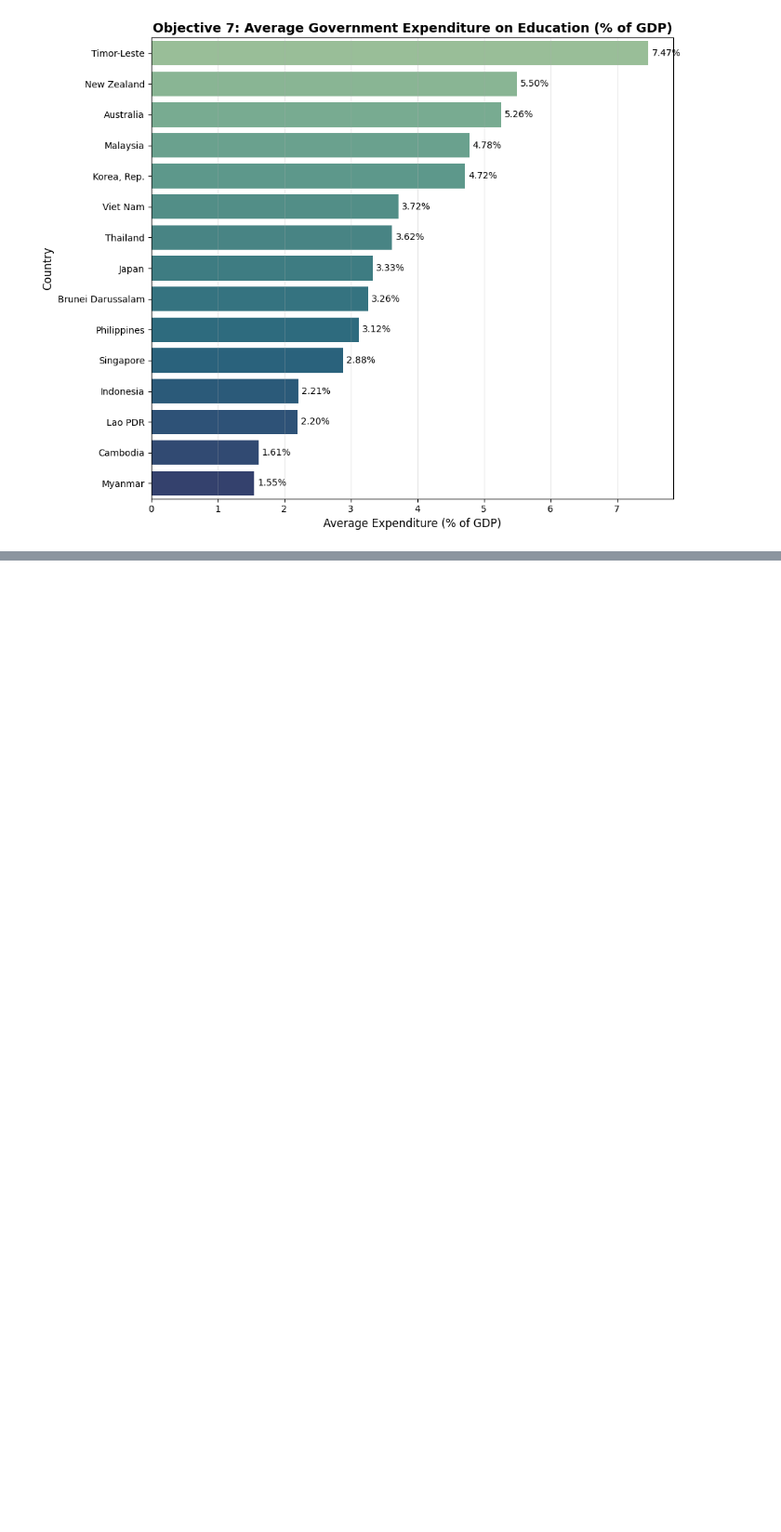
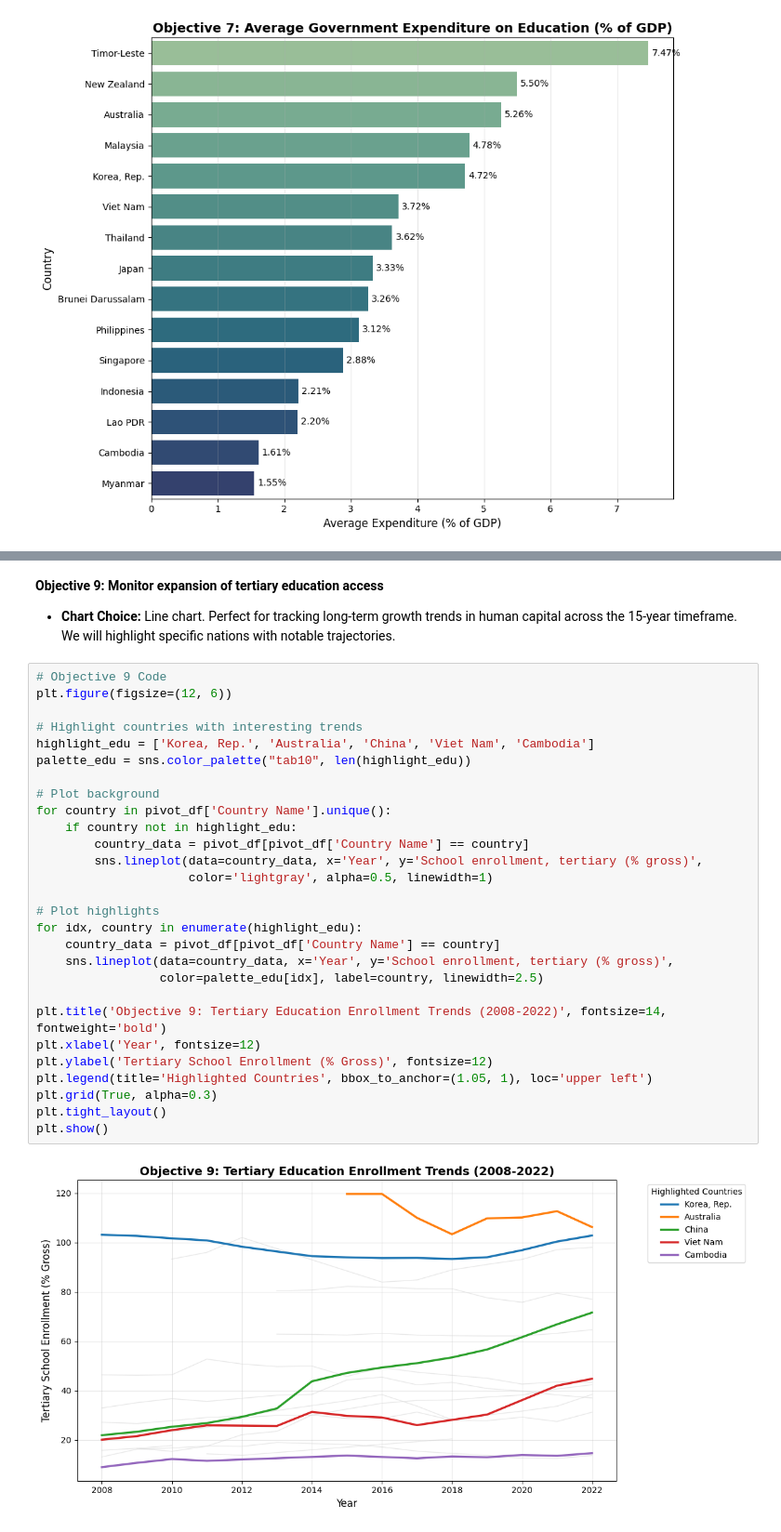
Before and after one commit to ThomasdeCarpio/DV-Lab02, a Jupyter notebook: visualize.ipynb, the cells around one changed output, grey strips where cells are left out. Shown at 93% size. Cells and saved outputs as stored; diff of their text form; blank space fills up the shorter version.

```diff
--- a/visualize.ipynb
+++ b/visualize.ipynb
@@ -669,0 +701,33 @@ plt.show()
+# %% [markdown]
+**Objective 9: Monitor expansion of tertiary education access**
+* **Chart Choice:** Line chart. Perfect for tracking long-term growth trends in human capital across the 15-year timeframe. We will highlight specific nations with notable trajectories.
+# %%
+# Objective 9 Code
+plt.figure(figsize=(12, 6))
+
+# Highlight countries with interesting trends
+highlight_edu = ['Korea, Rep.', 'Australia', 'China', 'Viet Nam', 'Cambodia']
+palette_edu = sns.color_palette("tab10", len(highlight_edu))
+
+# Plot background
+for country in pivot_df['Country Name'].unique():
+    if country not in highlight_edu:
+        country_data = pivot_df[pivot_df['Country Name'] == country]
+        sns.lineplot(data=country_data, x='Year', y='School enrollment, tertiary (% gross)',
+                     color='lightgray', alpha=0.5, linewidth=1)
+
+# Plot highlights
+for idx, country in enumerate(highlight_edu):
+    country_data = pivot_df[pivot_df['Country Name'] == country]
+    sns.lineplot(data=country_data, x='Year', y='School enrollment, tertiary (% gross)',
+                 color=palette_edu[idx], label=country, linewidth=2.5)
+
+plt.title('Objective 9: Tertiary Education Enrollment Trends (2008-2022)', fontsize=14, fontweight='bold')
+plt.xlabel('Year', fontsize=12)
+plt.ylabel('Tertiary School Enrollment (% Gross)', fontsize=12)
+plt.legend(title='Highlighted Countries', bbox_to_anchor=(1.05, 1), loc='upper left')
+plt.grid(True, alpha=0.3)
+plt.tight_layout()
+plt.show()
+# %% [output]
+[figure, added]
```
Also changed, not shown: parts of 24 cells of this notebook.
